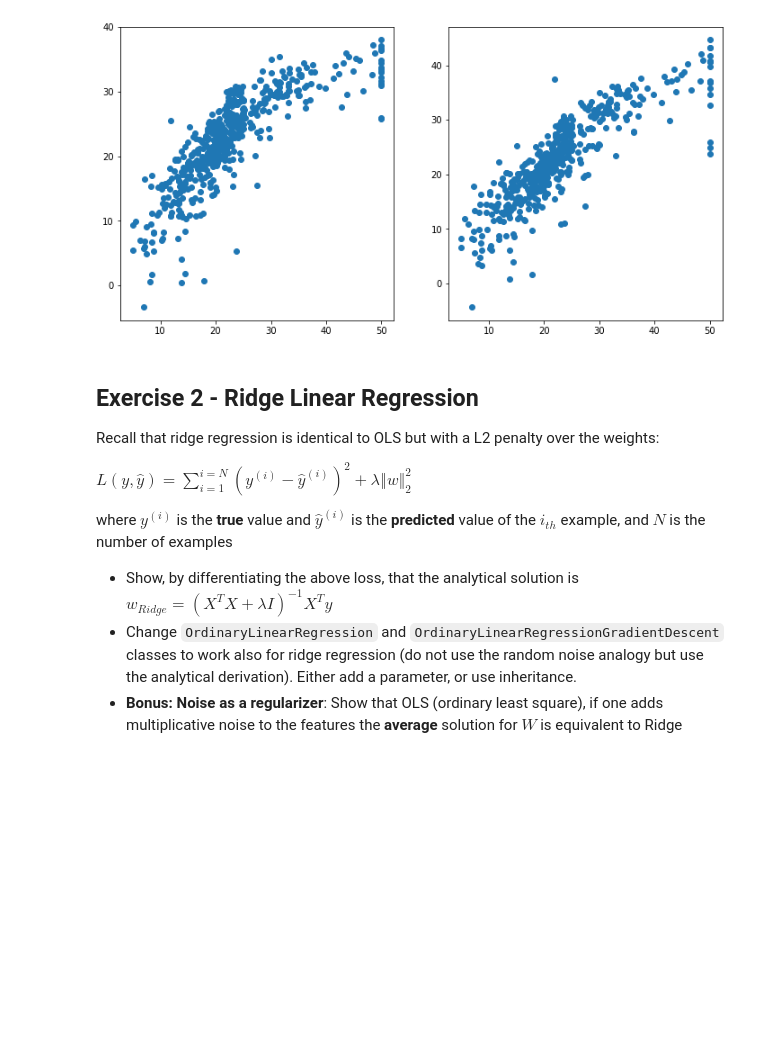
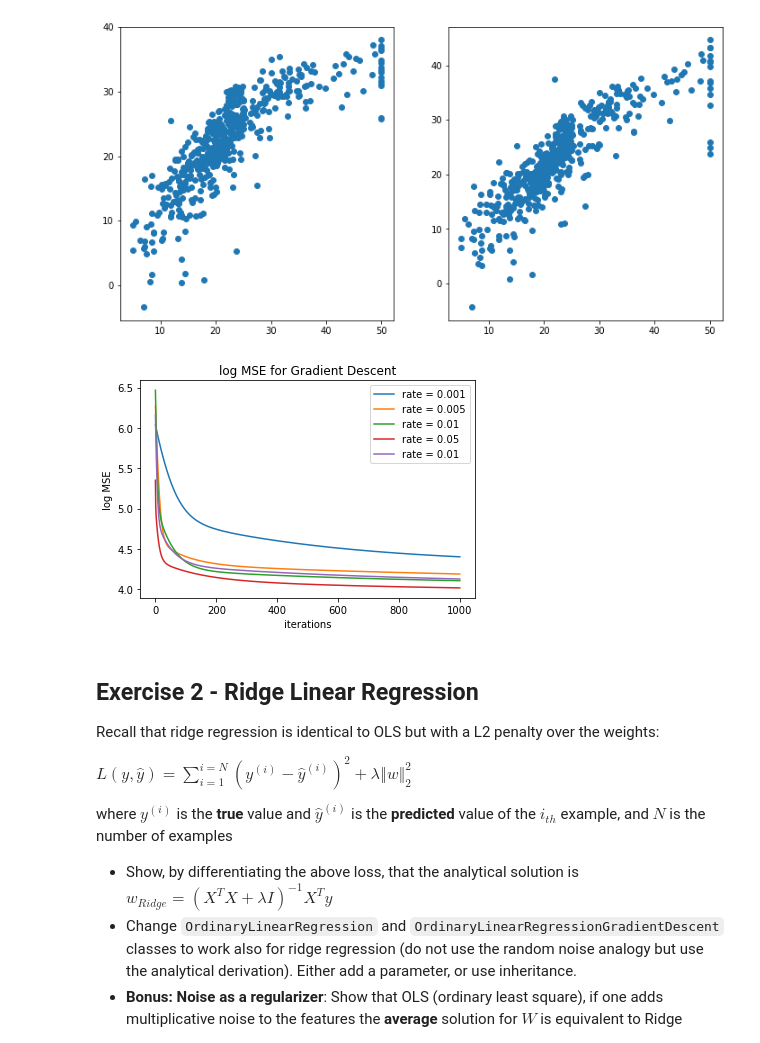
Before and after one commit to Shuaf98/y-data, a Jupyter notebook: ydata_supervised_learning/lecture3_Regression/Shua_Regression_Regularization_Exercise.ipynb, the cells around one changed output. Saved outputs shown, nothing was run; the diff lists cells and outputs as text; code cells hidden in the pictures; blank space fills up the shorter version.

```diff
--- a/ydata_supervised_learning/lecture3_Regression/Shua_Regression_Regularization_Exercise.ipynb
+++ b/ydata_supervised_learning/lecture3_Regression/Shua_Regression_Regularization_Exercise.ipynb
@@ -304,6 +308,26 @@ plt.scatter(y, pred)
 # %% [output]
 <matplotlib.collections.PathCollection at 0x...>
 [figure]
+# %%
+for i in [0.001,0.005,0.01,0.05, 0.01]:
+    grad = OlsGd(learning_rate=i,num_iteration=1000)
+    grad._fit(X,y)
+    y_pred= grad._predict(X)
+    lab='rate = '+str(i)
+    plt.plot(range(grad.num_iteration), np.log(grad.MSE_log), label=lab)
+
+
+plt.xlabel('iterations')
+plt.ylabel('log MSE')
+plt.title("log MSE for Gradient Descent")
+
+# Adding legend, which helps us recognize the curve according to it's color
+plt.legend()
+
+# To load the display window
+plt.show()
+# %% [output]
+[figure, added]
 # %% [markdown]
 ## Exercise 2 - Ridge Linear Regression
 
```
Also changed, not shown: parts of 18 cells of this notebook, 4 other files.
